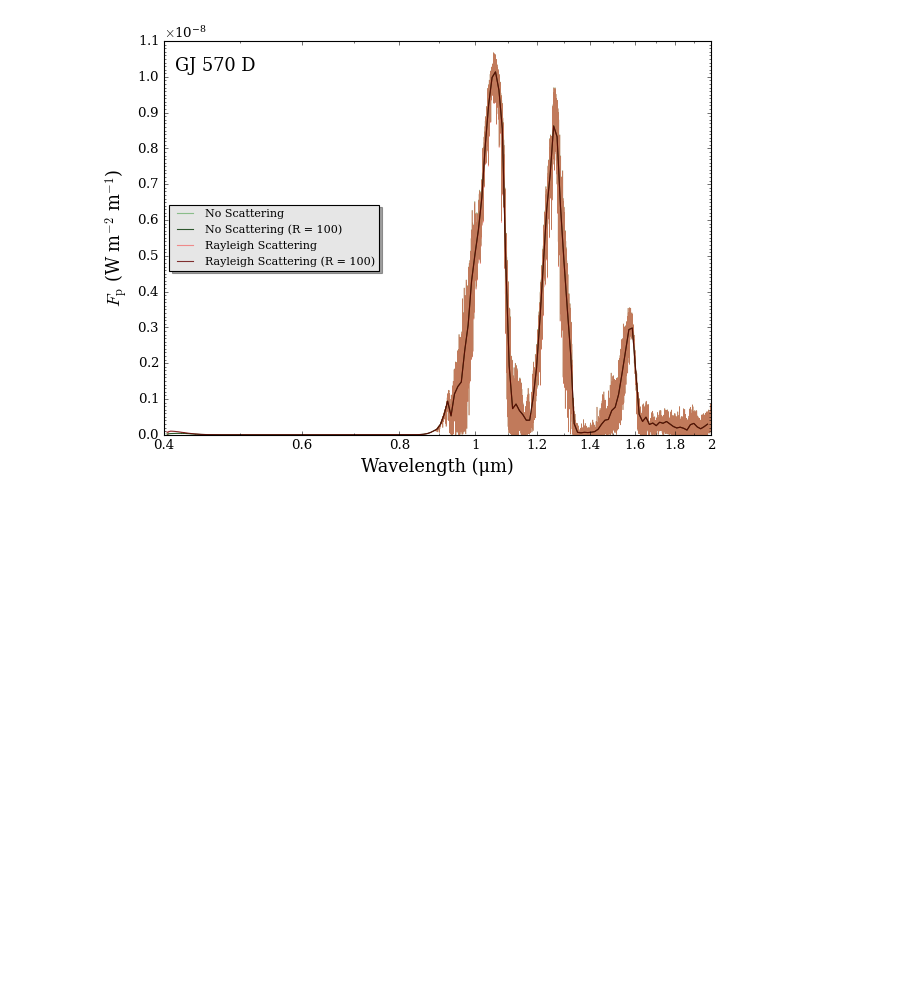
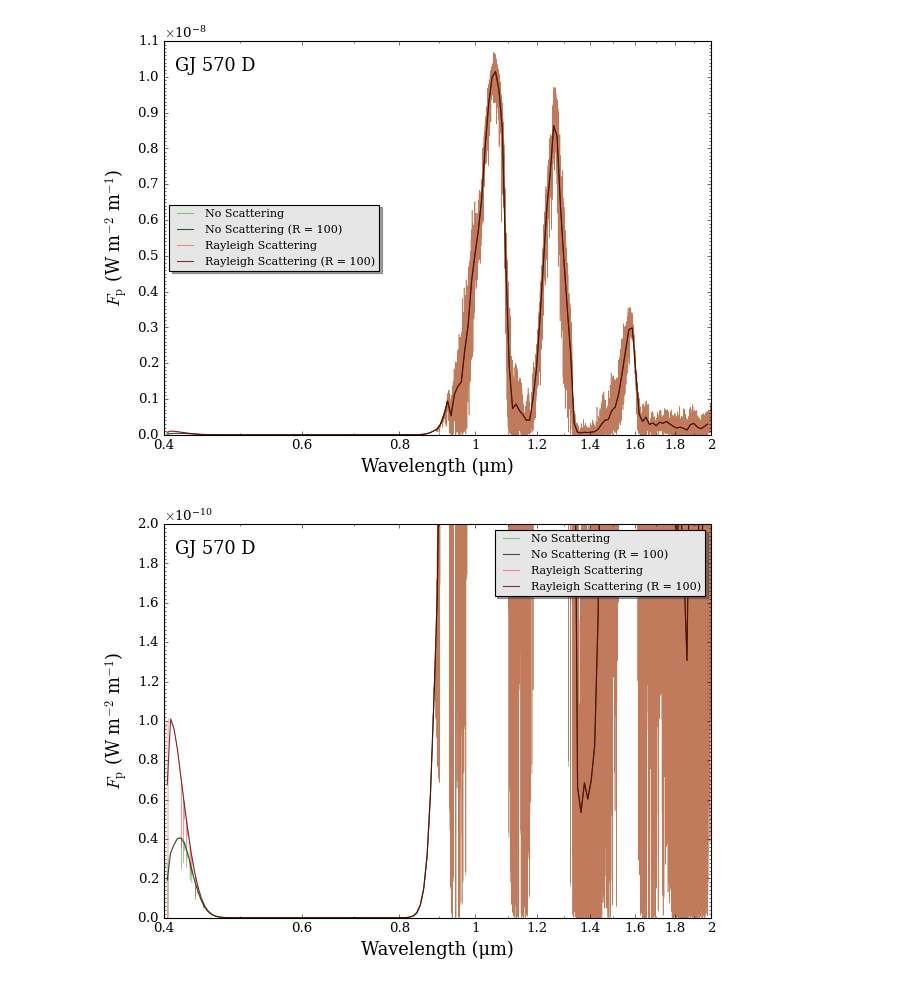
Before and after one commit to MartianColonist/POSEIDON, a Jupyter notebook: docs/content/notebooks/brown_dwarf.ipynb, the cells around one changed output. Drawn from its saved outputs; the diff is of its cells as text; code cells hidden in the pictures; blank space fills up the shorter version.

Commit message:
Add Zoomed spectrum plot

```diff
--- a/docs/content/notebooks/brown_dwarf.ipynb
+++ b/docs/content/notebooks/brown_dwarf.ipynb
@@ -170,6 +170,13 @@ fig_spec = plot_spectra(spectra, planet, R_to_bin = 100, plot_full_res = True,
                         legend_location = 'center left', wl_axis = 'log')
 # %% [output]
 [figure]
+# %%
+fig_spec = plot_spectra(spectra, planet, R_to_bin = 100, plot_full_res = True,
+                        y_unit = 'Fp', spectra_labels = ['No Scattering', 'Rayleigh Scattering'],
+                        legend_location = 'upper right', wl_axis = 'log',
+                        y_max = 2e-10)
+# %% [output]
+[figure, added]
 # %%
 %timeit -n 10 compute_spectrum(planet, star, model_no_scat, atmosphere, opac, wl, spectrum_type = 'direct_emission')
 %timeit -n 10 compute_spectrum(planet, star, model_scat, atmosphere, opac, wl, spectrum_type = 'direct_emission')
```
Also changed, not shown: parts of 1 cell of this notebook.
